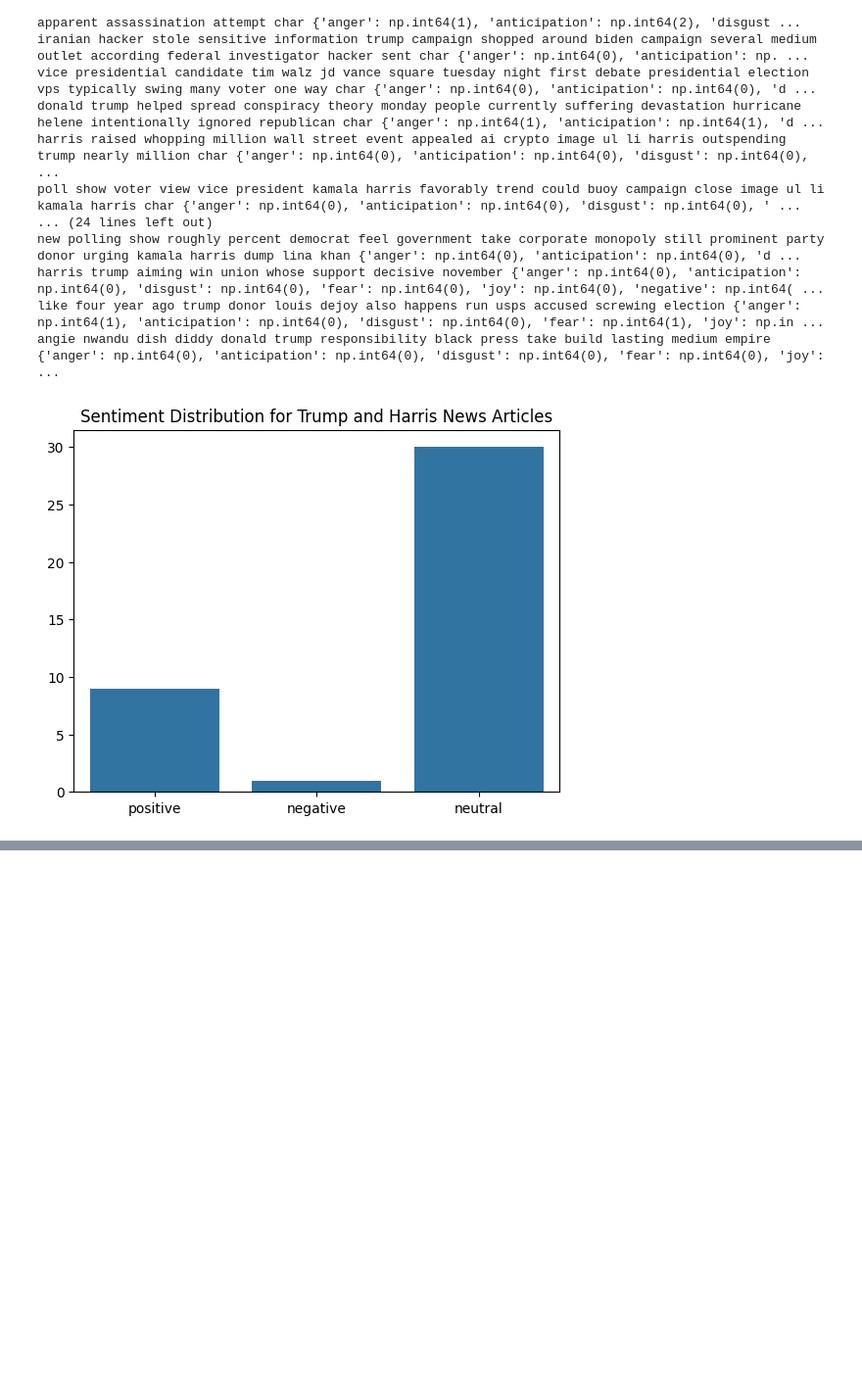
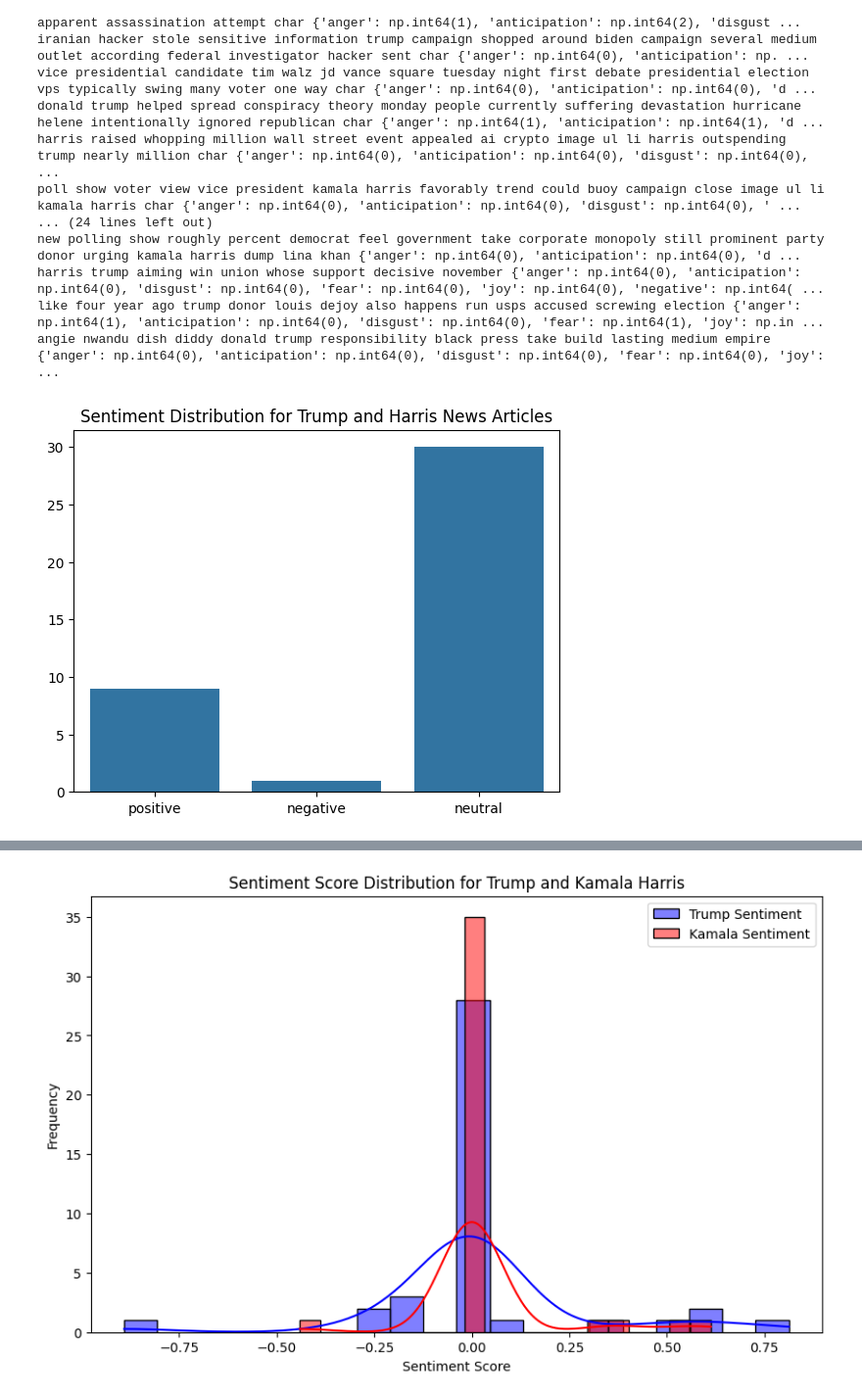
Before and after one commit to FrancoKruger/DS346proj, a Jupyter notebook: dsproj.ipynb, the cells around one changed output, grey strips where cells are left out. Shown at 98% size. Cells and saved outputs as stored; diff of their text form; code cells hidden in the pictures; blank space fills up the shorter version.

```diff
--- a/dsproj.ipynb
+++ b/dsproj.ipynb
@@ -220,6 +222,7 @@ def calculate_article_sentiment(article):
     return trump_total_score, kamala_total_score
 
 # Process each article and calculate the combined score
+articles_data =[]
 for article in clean_article:
     trump_score, kamala_score = calculate_article_sentiment(article)
 
@@ -229,6 +232,12 @@ for article in clean_article:
     print(f"Article: {article}")
     print(f"Trump Score: {trump_score}, Kamala Harris Score: {kamala_score}")
     print(f"Combined Score (Trump - Kamala): {combined_score}\n")
+    articles_data.append({
+        'article': article,
+        'trump_score': trump_score,
+        'kamala_score': kamala_score,
+        'combined_score': trump_score - kamala_score  # Calculate the combined score
+    })
 # %% [output]
 Article: donald trump called criminal prosecution google justice department doj flurry unhinged tweet friday social medium platform truth social char
 Trump Score: -0.2263, Kamala Harris Score: 0
@@ -309,3 +318,84 @@ plt.title('Sentiment Distribution for Trump and Harris News Articles')
 plt.show()
 # %% [output]
 [figure]
+# %%
+# Convert the data into a DataFrame
+df = pd.DataFrame(articles_data)
+
+# Add a 'combined_score' column (Trump - Kamala)
+df['combined_score'] = df['trump_score'] - df['kamala_score']
+
+# Display the DataFrame to inspect the structure
+print(df.head())
+
+# Summary statistics for sentiment scores
+print(df.describe())
+
+# Count the number of articles
+print(f"Total number of articles: {len(df)}")
+
+# Count articles favoring Trump (combined_score > 0) vs Kamala (combined_score < 0)
+trump_favored = (df['combined_score'] > 0).sum()
+kamala_favored = (df['combined_score'] < 0).sum()
+print(f"Articles favoring Trump: {trump_favored}")
+print(f"Articles favoring Kamala: {kamala_favored}")
+
+# Distribution of Trump and Kamala sentiment scores
+plt.figure(figsize=(10, 6))
+sns.histplot(df['trump_score'], color='blue', label='Trump Sentiment', kde=True, bins=20)
+sns.histplot(df['kamala_score'], color='red', label='Kamala Sentiment', kde=True, bins=20)
+plt.title('Sentiment Score Distribution for Trump and Kamala Harris')
+plt.xlabel('Sentiment Score')
+plt.ylabel('Frequency')
+plt.legend()
+plt.show()
+
+# Combined sentiment score (Trump - Kamala)
+plt.figure(figsize=(10, 6))
+sns.histplot(df['combined_score'], color='green', kde=True, bins=20)
+plt.title('Combined Sentiment Score (Trump - Kamala)')
+plt.xlabel('Combined Score')
+plt.ylabel('Frequency')
+plt.show()
+
+# Function to create word cloud
+def plot_wordcloud(text, title):
+    wordcloud = WordCloud(width=800, height=400, background_color='white').generate(text)
+    plt.figure(figsize=(10, 6))
+    plt.imshow(wordcloud, interpolation='bilinear')
+    plt.axis('off')
+    plt.title(title)
+    plt.show()
+
+# Create word clouds for Trump and Kamala mentions
+trump_articles = " ".join(df[df['trump_score'] != 0]['article'])
+kamala_articles = " ".join(df[df['kamala_score'] != 0]['article'])
+
+plot_wordcloud(trump_articles, "Word Cloud for Trump Articles")
+plot_wordcloud(kamala_articles, "Word Cloud for Kamala Harris Articles")
+
+
+# Add an 'article_length' column (number of words in each article)
+df['article_length'] = df['article'].apply(lambda x: len(x.split()))
+
+# Plot sentiment scores vs article length
+plt.figure(figsize=(10, 6))
+sns.scatterplot(x='article_length', y='trump_score', data=df, label='Trump Score', color='blue')
+sns.scatterplot(x='article_length', y='kamala_score', data=df, label='Kamala Score', color='red')
+plt.title('Sentiment Scores vs Article Length')
+plt.xlabel('Article Length (Word Count)')
+plt.ylabel('Sentiment Score')
+plt.legend()
+plt.show()
+
+
+most_positive_trump = df.loc[df['trump_score'].idxmax()]['article']
+most_negative_trump = df.loc[df['trump_score'].idxmin()]['article']
+most_positive_kamala = df.loc[df['kamala_score'].idxmax()]['article']
+most_negative_kamala = df.loc[df['kamala_score'].idxmin()]['article']
+
+print(f"Most positive article for Trump: {most_positive_trump}")
+print(f"Most negative article for Trump: {most_negative_trump}")
+print(f"Most positive article for Kamala: {most_positive_kamala}")
+print(f"Most negative article for Kamala: {most_negative_kamala}")
+# %% [output]
@@ -311,0 +419 @@ plt.show()
+[figure, added]
```
Also changed, not shown: parts of 3 cells of this notebook.
